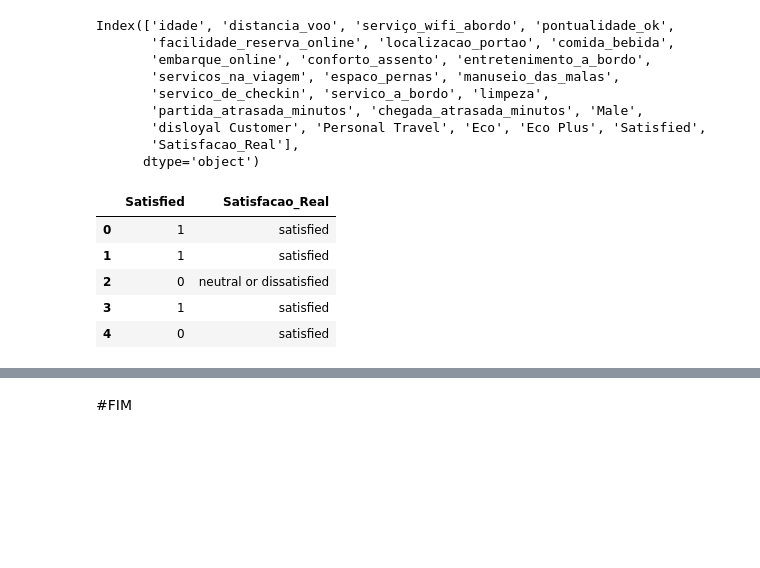
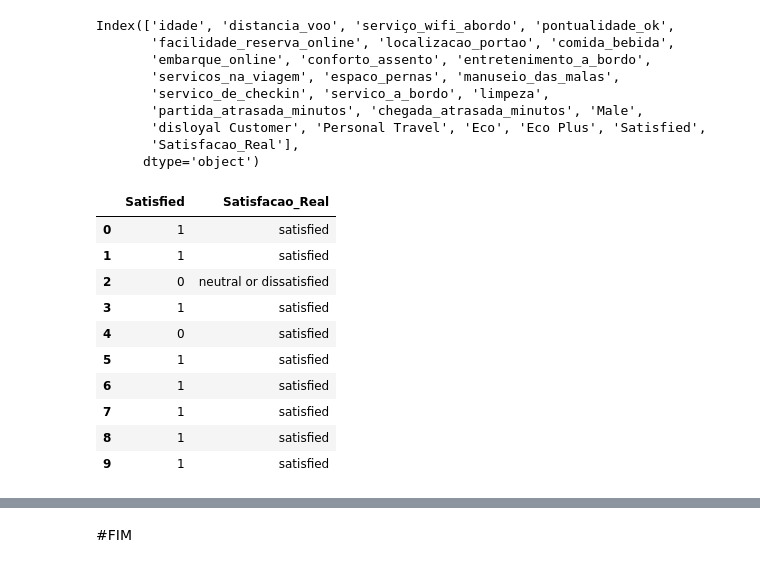
Before and after one commit to Latamila/Airline_Passenger_Satisfaction, a Jupyter notebook: Airline_Passenger_Satisfaction_ypnb.ipynb, the cells around one changed output, grey strips where cells are left out. Cells and saved outputs as stored; diff of their text form; code cells hidden in the pictures; blank space fills up the shorter version.

```diff
--- a/Airline_Passenger_Satisfaction_ypnb.ipynb
+++ b/Airline_Passenger_Satisfaction_ypnb.ipynb
@@ -1886,12 +1886,17 @@ df_submission = df_submission.drop(['idade', 'distancia_voo', 'serviço_wifi_abo
        'partida_atrasada_minutos', 'chegada_atrasada_minutos', 'Male',
        'disloyal Customer', 'Personal Travel', 'Eco', 'Eco Plus'], axis=1)
 # %%
-df_submission.head()
+df_submission.head(10)
 # %% [output]
 |  | Satisfied | Satisfacao_Real |
 | 0 | 1 | satisfied |
 | 1 | 1 | satisfied |
 | 2 | 0 | neutral or dissatisfied |
 | 3 | 1 | satisfied |
 | 4 | 0 | satisfied |
+| 5 | 1 | satisfied |
+| 6 | 1 | satisfied |
+| 7 | 1 | satisfied |
+| 8 | 1 | satisfied |
+| 9 | 1 | satisfied |
 # %%
```
Also changed, not shown: parts of 12 cells of this notebook.
